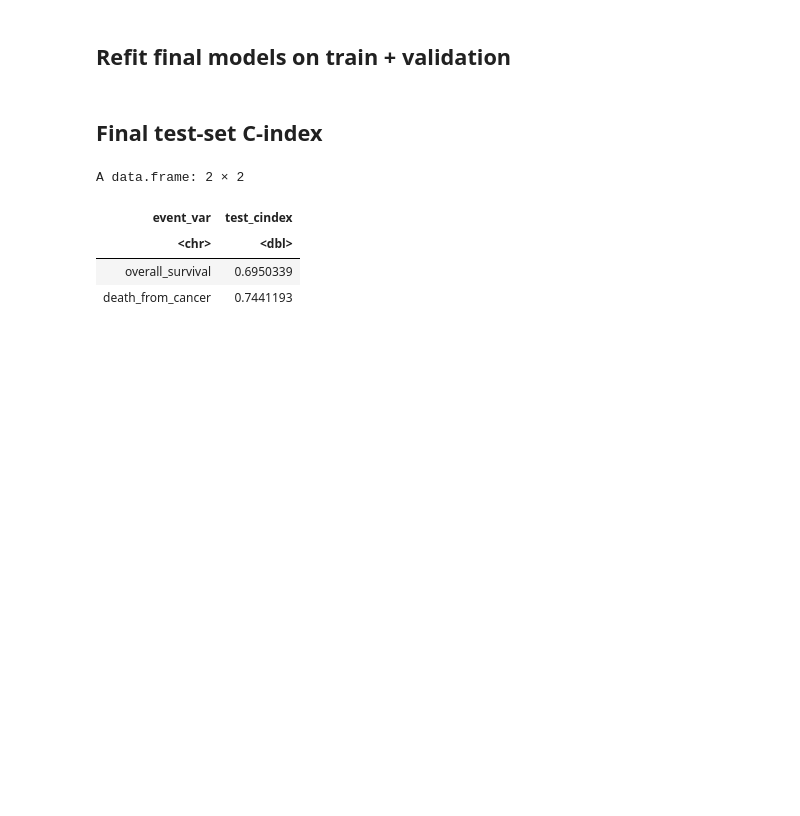
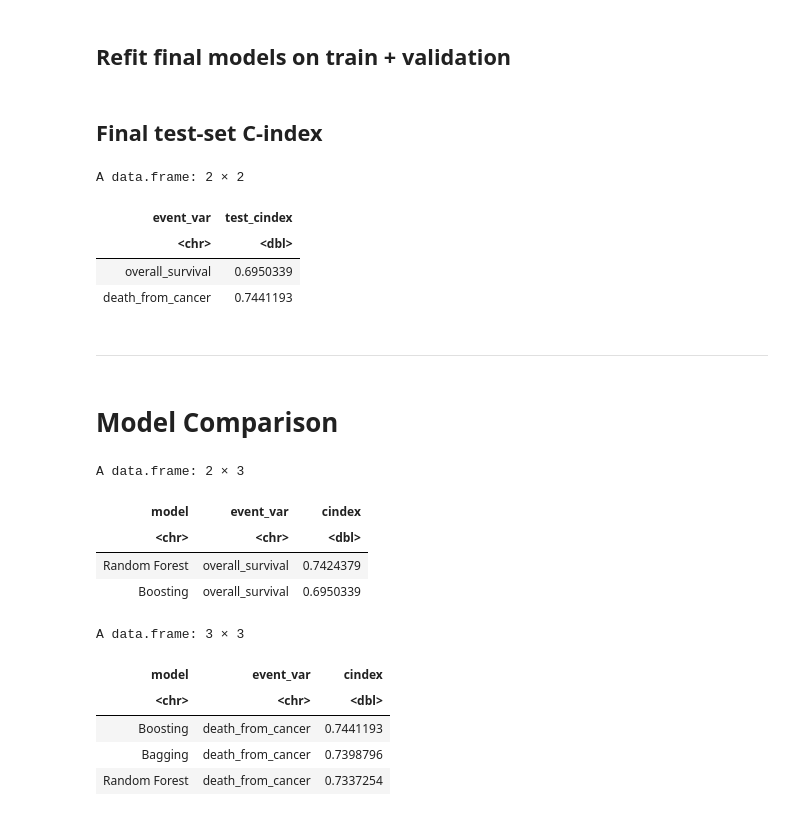
Before and after one commit to harrisdurrani/data_mining_project, a Jupyter notebook: Ensemble Tree Methods (R code).ipynb, the cells around one changed output. Saved outputs shown, nothing was run; the diff lists cells and outputs as text; code cells hidden in the pictures; blank space fills up the shorter version.

Commit message:
Added final model comparison tables.

```diff
--- a/Ensemble Tree Methods (R code).ipynb
+++ b/Ensemble Tree Methods (R code).ipynb
@@ -1714,3 +1714,48 @@ A data.frame: 2 × 2
 | <chr> | <dbl> |
 | overall_survival | 0.6950339 |
 | death_from_cancer | 0.7441193 |
+# %% [markdown]
+---
+# %% [markdown]
+# Model Comparison
+# %%
+# Final summary tables focused only on test C-index
+
+# Overall survival
+final_os_summary <- data.frame(
+  model = c("Random Forest", "Boosting"),
+  event_var = c("overall_survival", "overall_survival"),
+  cindex = c(
+    final_rf_results$test_cindex[final_rf_results$event_var == "overall_survival"],
+    final_xgb_results$test_cindex[final_xgb_results$event_var == "overall_survival"]
+  )
+)
+
+# Death from cancer
+final_dfc_summary <- data.frame(
+  model = c("Bagging", "Random Forest", "Boosting"),
+  event_var = c("death_from_cancer", "death_from_cancer", "death_from_cancer"),
+  cindex = c(
+    baseline_results$Test_C_Index[1],
+    final_rf_results$test_cindex[final_rf_results$event_var == "death_from_cancer"],
+    final_xgb_results$test_cindex[final_xgb_results$event_var == "death_from_cancer"]
+  )
+)
+
+final_os_summary %>%
+  arrange(desc(cindex))
+
+final_dfc_summary %>%
+  arrange(desc(cindex))
+# %% [output]
+A data.frame: 2 × 3
+| model | event_var | cindex |
+| <chr> | <chr> | <dbl> |
+| Random Forest | overall_survival | 0.7424379 |
+| Boosting | overall_survival | 0.6950339 |
+A data.frame: 3 × 3
+| model | event_var | cindex |
+| <chr> | <chr> | <dbl> |
+| Boosting | death_from_cancer | 0.7441193 |
+| Bagging | death_from_cancer | 0.7398796 |
+| Random Forest | death_from_cancer | 0.7337254 |
```
